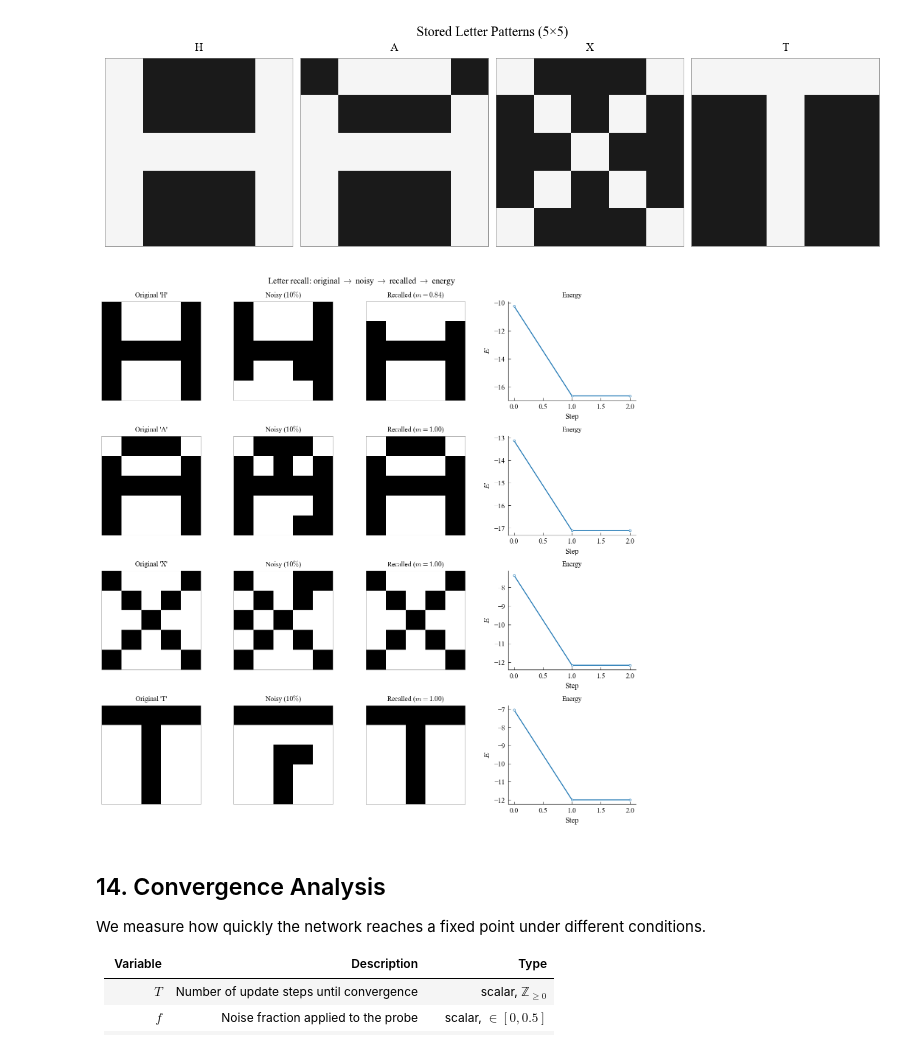
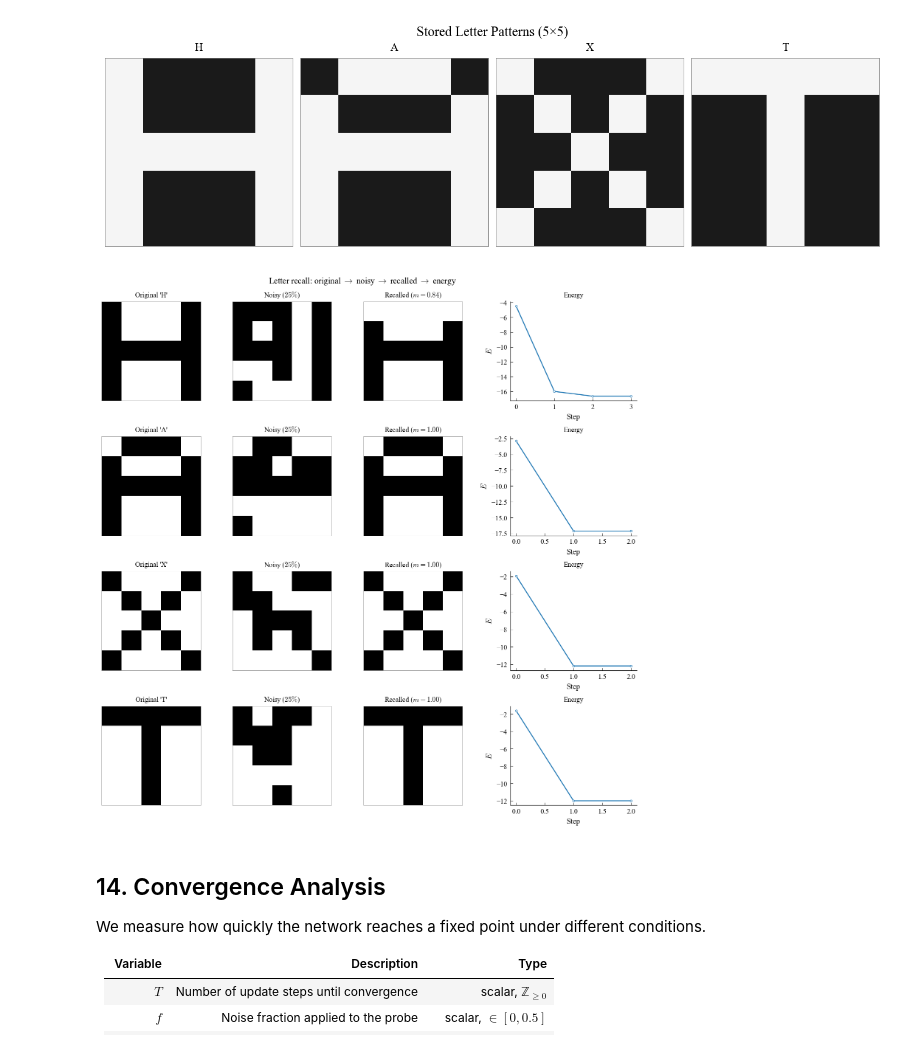
Before and after one commit to bardologia/Hopfield-Network, a Jupyter notebook: notebooks/hopfield_demo.ipynb, the cells around one changed output. Drawn from its saved outputs; the diff is of its cells as text; code cells hidden in the pictures.

```diff
--- a/notebooks/hopfield_demo.ipynb
+++ b/notebooks/hopfield_demo.ipynb
@@ -144,29 +144,28 @@ NumPy 2.2.6
 # ── User Configuration ──────────────────────────────────────
 # Adjust these parameters to explore different network behaviours.
 
-# Main network
-N          = 100                 # number of neurons
-GRID_SHAPE = (10, 10)            # display grid (product must equal N)
+# Main network — small N pushes P=6 right to the theoretical capacity limit
+N          = 50                  # number of neurons (small → low capacity)
+GRID_SHAPE = (5, 10)             # display grid (product must equal N)
 P          = 6                   # number of patterns to store
 SEED       = 42
 
 # Recall demos (§4)
 TARGET_PATTERN = 0               # index of the pattern to corrupt
-NOISE_LEVELS_DEMO = [0.10, 0.20, 0.30, 0.50]
+NOISE_LEVELS_DEMO = [0.20, 0.30, 0.40, 0.50]
 
 # Default noise for single-probe experiments (§5, §7, §8)
-DEFAULT_NOISE = 0.25
+DEFAULT_NOISE = 0.35
 
 # Capacity experiment (§9)
-# NOTE: noise=0 tests fixed-point stability, matching the theoretical P_c definition
-N_CAP        = 200
-P_RANGE_CAP  = list(range(1, 50))
+N_CAP        = 150
+P_RANGE_CAP  = list(range(1, 40))
 N_TRIALS_CAP = 15
 NOISE_CAP    = 0.1
 
 # Learning-rule comparison (§10)
-N_COMP        = 200
-P_RANGE_COMP  = list(range(1, 80))
+N_COMP        = 150
+P_RANGE_COMP  = list(range(1, 60))
 N_TRIALS_COMP = 10
 NOISE_COMP    = 0.1
 
@@ -176,16 +175,17 @@ N_PROBES_SPURIOUS = 1000
 
 # Letter recall (§13)
 LETTER_NAMES = ["H", "A", "X", "T"]
-LETTER_NOISE = 0.10
+LETTER_NOISE = 0.25
 
 # Convergence analysis (§14)
-N_CONV           = 100
+N_CONV           = 50
 NOISE_RANGE_CONV = np.arange(0.05, 0.55, 0.05)
-P_LIST_CONV      = [2, 5, 8, 10, 12, 15]
+P_LIST_CONV      = [2, 4, 6, 8, 10, 12]
 N_TRIALS_CONV    = 20
 
-MAX_STEPS = 100  # global default max recall steps
+MAX_STEPS = 200  # global default max recall steps
 
 assert np.prod(GRID_SHAPE) == N, f"GRID_SHAPE {GRID_SHAPE} does not match N={N}"
 print(f"Configuration: N={N}, P={P}, grid={GRID_SHAPE}")
+print(f"Theoretical capacity: P_max ≈ {N / (2 * np.log(N)):.1f}  →  load = {P / (N / (2 * np.log(N))):.0%}")
 # %% [output]
@@ -740,37 +741,35 @@ Storing letters: ['H', 'A', 'X', 'T']
 # %%
 fig, axes = plt.subplots(len(LETTER_NAMES), 4, figsize=(10, 2.5 * len(LETTER_NAMES)))
 
 for row, (name, pat) in enumerate(zip(LETTER_NAMES, letter_patterns)):
     rng_l = np.random.default_rng(row + 100)
     noisy = add_noise(pat, noise_level=LETTER_NOISE, rng=rng_l)
     recalled, info = net_letters.recall(noisy, mode="async", max_steps=MAX_STEPS, record_history=True)
 
     axes[row, 0].imshow(pat.reshape(letter_grid), cmap="gray_r", vmin=-1, vmax=1, interpolation="nearest")
     axes[row, 0].set_title(f"Original '{name}'", fontsize=9)
 
     axes[row, 1].imshow(noisy.reshape(letter_grid), cmap="gray_r", vmin=-1, vmax=1, interpolation="nearest")
     axes[row, 1].set_title(rf"Noisy (${LETTER_NOISE*100:.0f}\%$)", fontsize=9)
 
     axes[row, 2].imshow(recalled.reshape(letter_grid), cmap="gray_r", vmin=-1, vmax=1, interpolation="nearest")
     m = overlap(recalled, pat)
     axes[row, 2].set_title(f"Recalled ($m={m:.2f}$)", fontsize=9)
 
-    axes[row, 3].plot(info["energy_history"], "-o", color=_PALETTE[0], markersize=2.5,
-                      markerfacecolor="white", markeredgewidth=0.6, markeredgecolor=_PALETTE[0])
+    axes[row, 3].plot(info["energy_history"], "-o", color=_PALETTE[0], markersize=2.5, markerfacecolor="white", markeredgewidth=0.6, markeredgecolor=_PALETTE[0])
     axes[row, 3].set_title("Energy", fontsize=9)
     axes[row, 3].set_xlabel("Step")
     axes[row, 3].set_ylabel(r"$E$")
 
     for col in range(3):
         axes[row, col].set_xticks([]); axes[row, col].set_yticks([])
         for spine in axes[row, col].spines.values():
             spine.set_visible(True); spine.set_linewidth(0.4); spine.set_color("0.5")
 
-fig.suptitle(r"Letter recall: original $\rightarrow$ noisy $\rightarrow$ recalled $\rightarrow$ energy",
-             fontsize=11)
+fig.suptitle(r"Letter recall: original $\rightarrow$ noisy $\rightarrow$ recalled $\rightarrow$ energy", fontsize=11)
 plt.show()
 # %% [output]
-[figure, old version]
+[figure, new version]
 # %% [markdown]
 <a id="14"></a>
 ## 14. Convergence Analysis
```
Also changed, not shown: parts of 18 cells of this notebook, 15 other files.
